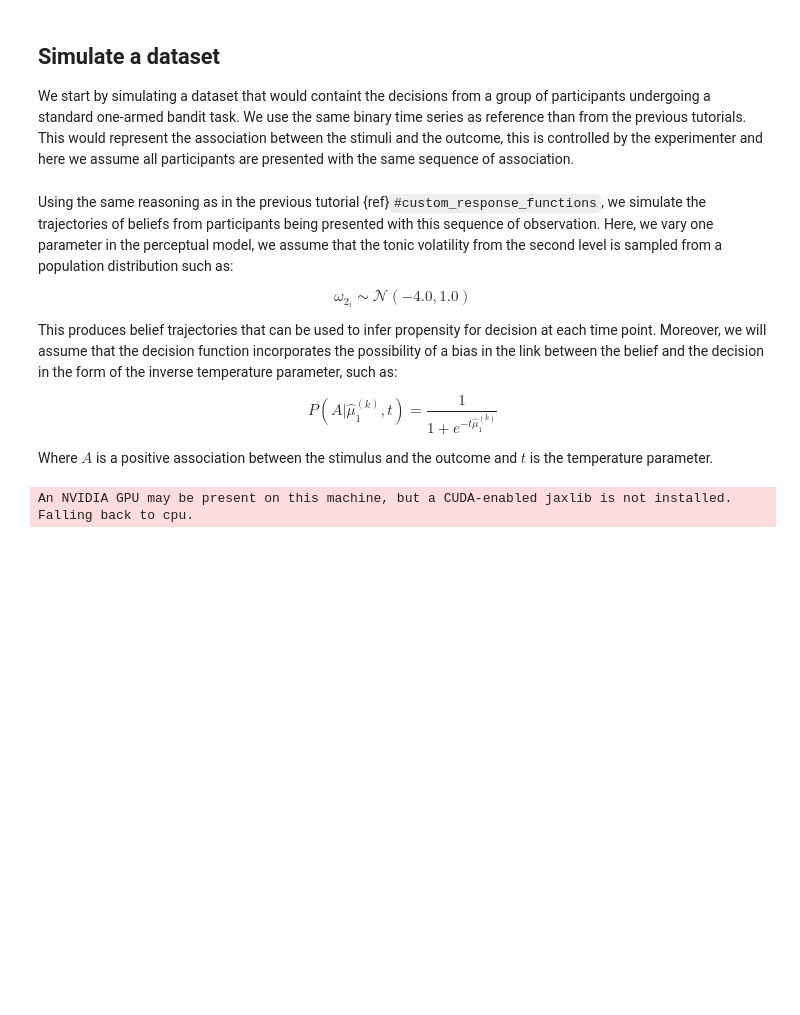
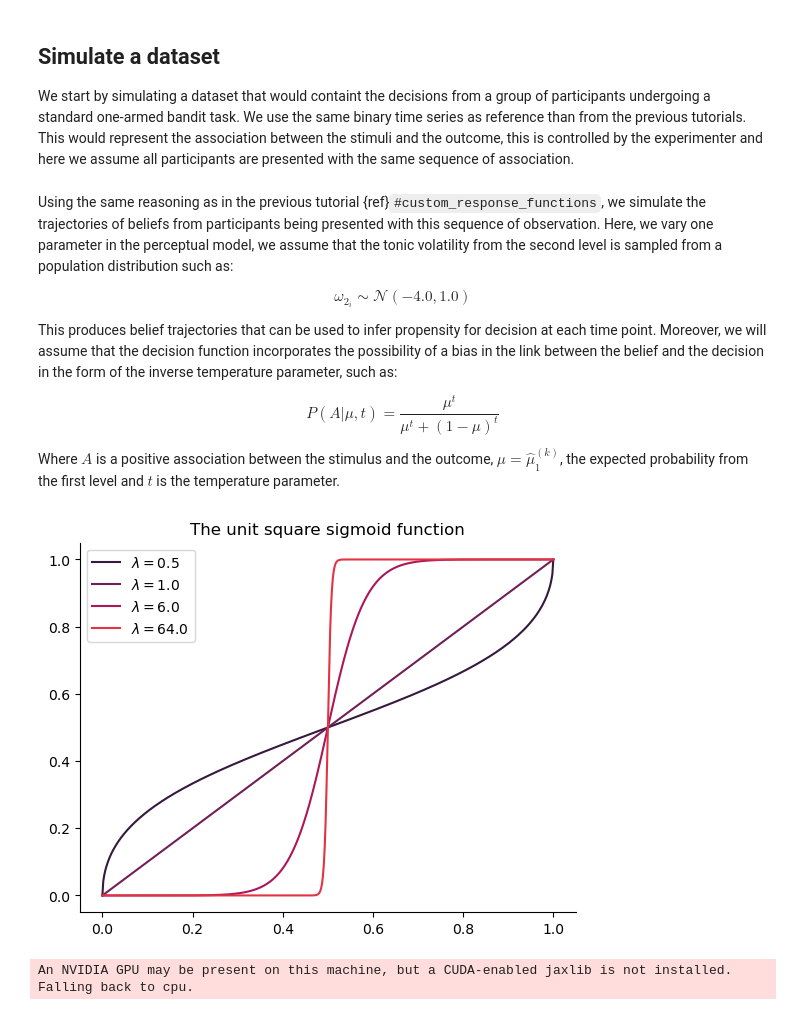
Before and after one commit to ilabcode/pyhgf, a Jupyter notebook: docs/source/notebooks/3-Multilevel_HGF.ipynb, the cells around one changed output. Saved outputs shown, nothing was run; the diff lists cells and outputs as text; code cells hidden in the pictures; blank space fills up the shorter version.

```diff
--- a/docs/source/notebooks/3-Multilevel_HGF.ipynb
+++ b/docs/source/notebooks/3-Multilevel_HGF.ipynb
@@ -48,10 +49,10 @@ $$
 This produces belief trajectories that can be used to infer propensity for decision at each time point. Moreover, we will assume that the decision function incorporates the possibility of a bias in the link between the belief and the decision in the form of the inverse temperature parameter, such as:
 
 $$
-P(A|\hat{\mu}_1^{(k)}, t) = \frac{1}{1+e^{-t\hat{\mu}_1^{(k)}}}
+P(A|\mu, t) = \frac{\mu^t}{\mu^t + (1-\mu)^t}
 $$
 
-Where $A$ is a positive association between the stimulus and the outcome and $t$ is the temperature parameter.
+Where $A$ is a positive association between the stimulus and the outcome, $\mu = \hat{\mu}_1^{(k)}$, the expected probability from the first level and $t$ is the temperature parameter.
 # %%
 def sigmoid(x, temperature):
     """The sigmoid response function with inverse temperature parameter."""
@@ -59,3 +60,13 @@ def sigmoid(x, temperature):
+# %%
+x = np.linspace(0, 1, 500)
+sns.set_palette("rocket")
+for temp in [0.5, 1.0, 6.0, 64.0]:
+    plt.plot(x, sigmoid(x, temp), label=f"$\lambda  = {temp}$")
+plt.title("The unit square sigmoid function")
+plt.legend()
+sns.despine();
+# %% [output]
+[figure, added]
 # %%
 N = 10  # number of agents/participants in the study
 
```
Also changed, not shown: parts of 7 cells of this notebook, 4 other files.
